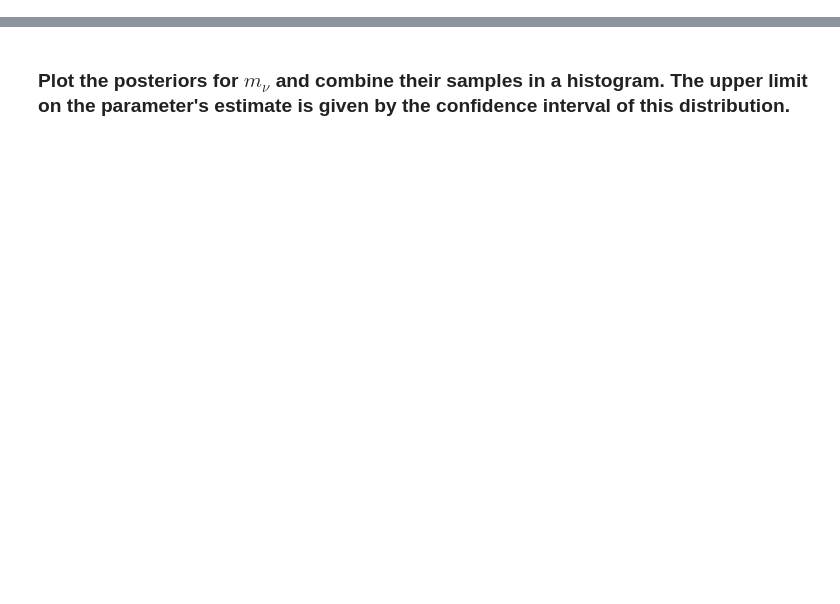
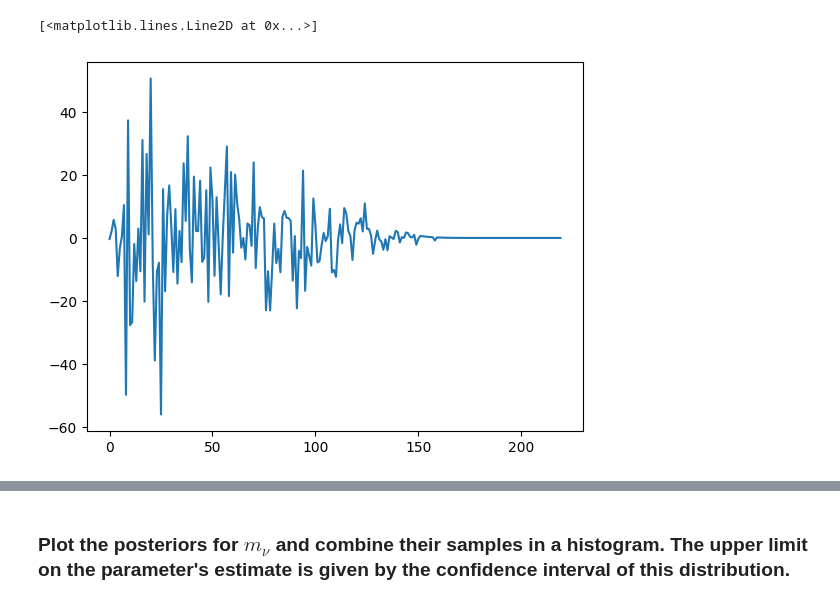
Before and after one commit to cryomib/baynes, a Jupyter notebook: examples/9_Re_endpoint.ipynb, the cells around one changed output, grey strips where cells are left out. Drawn from its saved outputs; the diff is of its cells as text; code cells hidden in the pictures; blank space fills up the shorter version.

```diff
--- a/examples/9_Re_endpoint.ipynb
+++ b/examples/9_Re_endpoint.ipynb
@@ -26,0 +189,27 @@ coeffs = np.loadtxt("parameters.dat")[:,1:]
+# %%
+from math import factorial, exp, log, sqrt, pi
+
+@njit
+def poisson(N, mean):
+    if mean == 0:
+        return 0
+    elif N > 100:
+        return exp(-(N-mean)**2/(2*N))/ sqrt(- 2* pi*sqrt(N))
+    elif N == 0:
+        return N*log(mean) - mean - 1
+    else:
+        return N*log(mean) - mean - 1 - N*(N-1)/2
+
+
+@njit
+def likelihood(N, bin_edges, data, coeffs, m, Q):
+    y_edges = ptolemy(bin_edges, coeffs, m, Q)
+    y_centers = (y_edges[1:]+y_edges[0:-1])/2
+    y_centers = y_centers* sum(data)/sum(y_centers)
+    likelihood = 0
+   # for i in prange(N):
+    #    likelihood+=poisson(data[i], y_centers[i])
+    return y_centers
+
+def loggaus(x, mu, sigma):
+    return -(x-mu)**2/(2*sigma**2) - pi*sigma
@@ -26,0 +219,5 @@ coeffs = np.loadtxt("parameters.dat")[:,1:]
+# %%
+plt.plot(likelihood(len(events), s.ROI_bin_edges, events, coeffs, 0, Q)-events)
+# %% [output]
+[<matplotlib.lines.Line2D at 0x...>]
+[figure, added]
```
Also changed, not shown: parts of 27 cells of this notebook, 1 other file.
